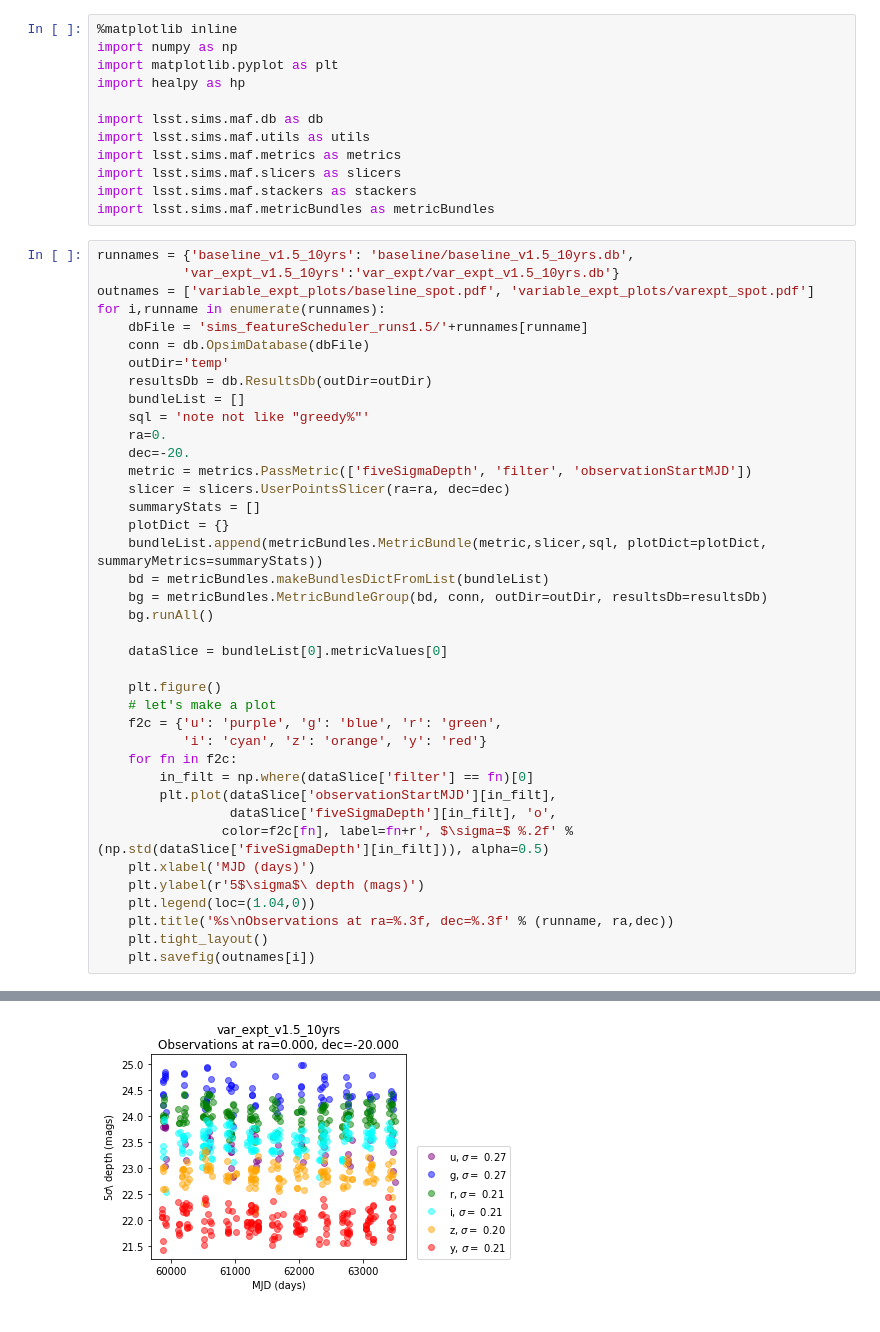
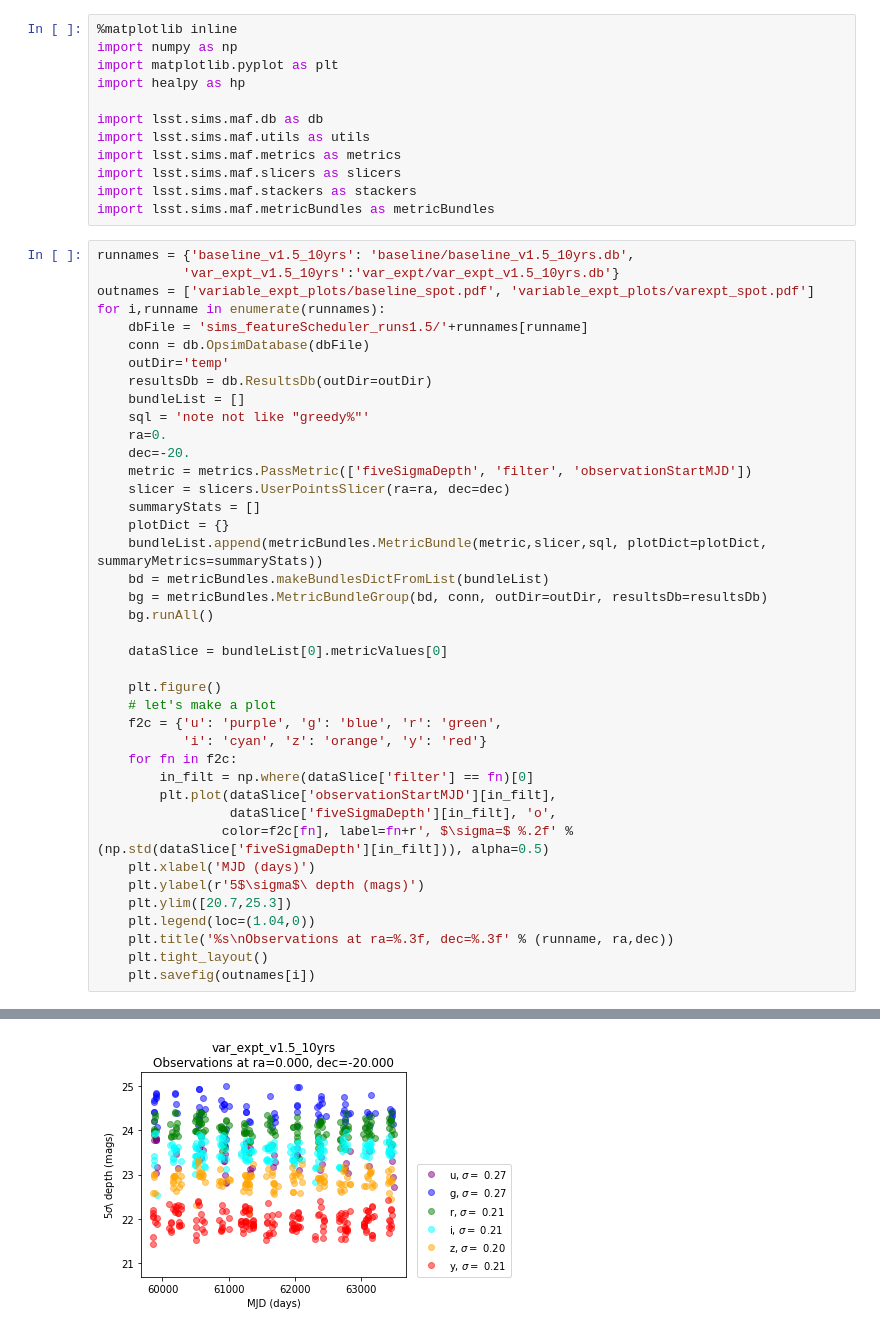
Before and after one commit to lsst-pst/pstn-051, a Jupyter notebook: plots/variable_exptime.ipynb, the cells around one changed output, grey strips where cells are left out. Drawn from its saved outputs; the diff is of its cells as text.

Commit message:
plot fiddles

```diff
--- a/plots/variable_exptime.ipynb
+++ b/plots/variable_exptime.ipynb
@@ -45,6 +45,7 @@ for i,runname in enumerate(runnames):
                 color=f2c[fn], label=fn+r', $\sigma=$ %.2f' % (np.std(dataSlice['fiveSigmaDepth'][in_filt])), alpha=0.5)
     plt.xlabel('MJD (days)')
     plt.ylabel(r'5$\sigma$\ depth (mags)')
+    plt.ylim([20.7,25.3])
     plt.legend(loc=(1.04,0))
     plt.title('%s\nObservations at ra=%.3f, dec=%.3f' % (runname, ra,dec))
     plt.tight_layout()
@@ -68 +69 @@ Completed.
-[figure, old version]
+[figure, new version]
```
Also changed, not shown: parts of 1 cell of this notebook, 6 other files.
